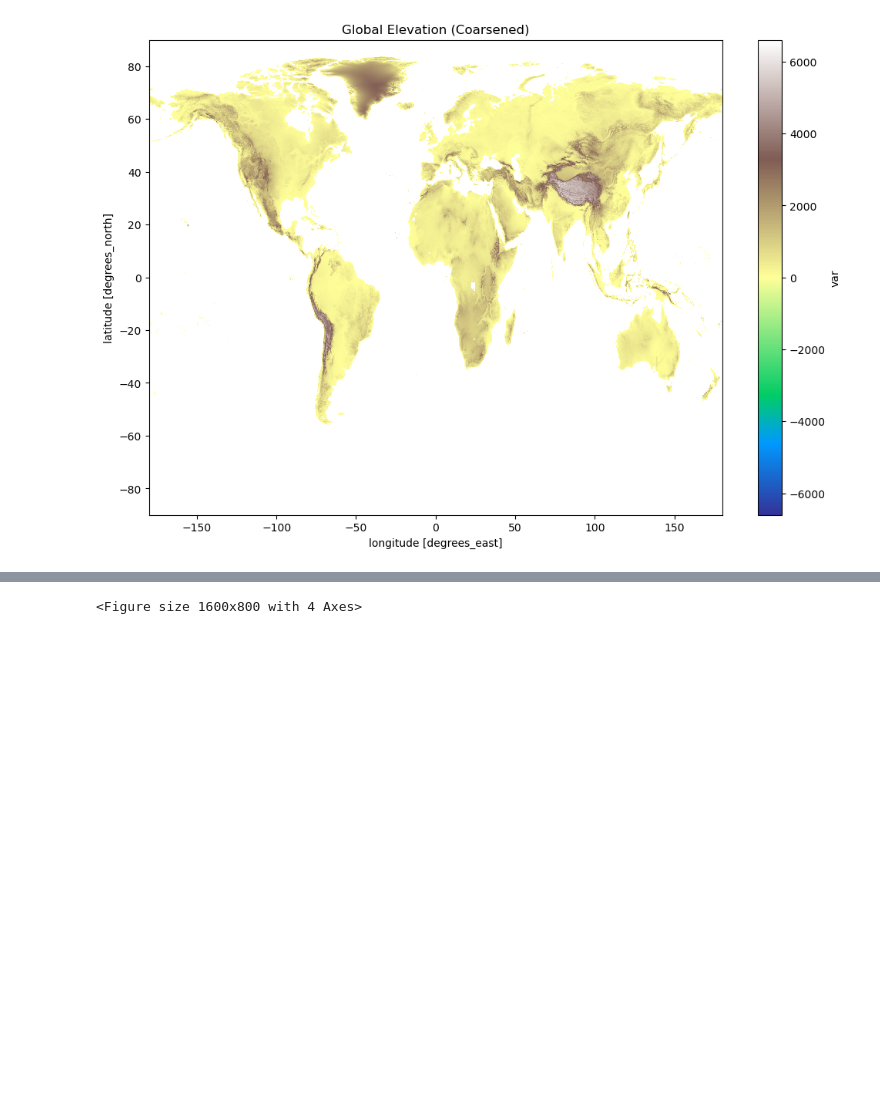
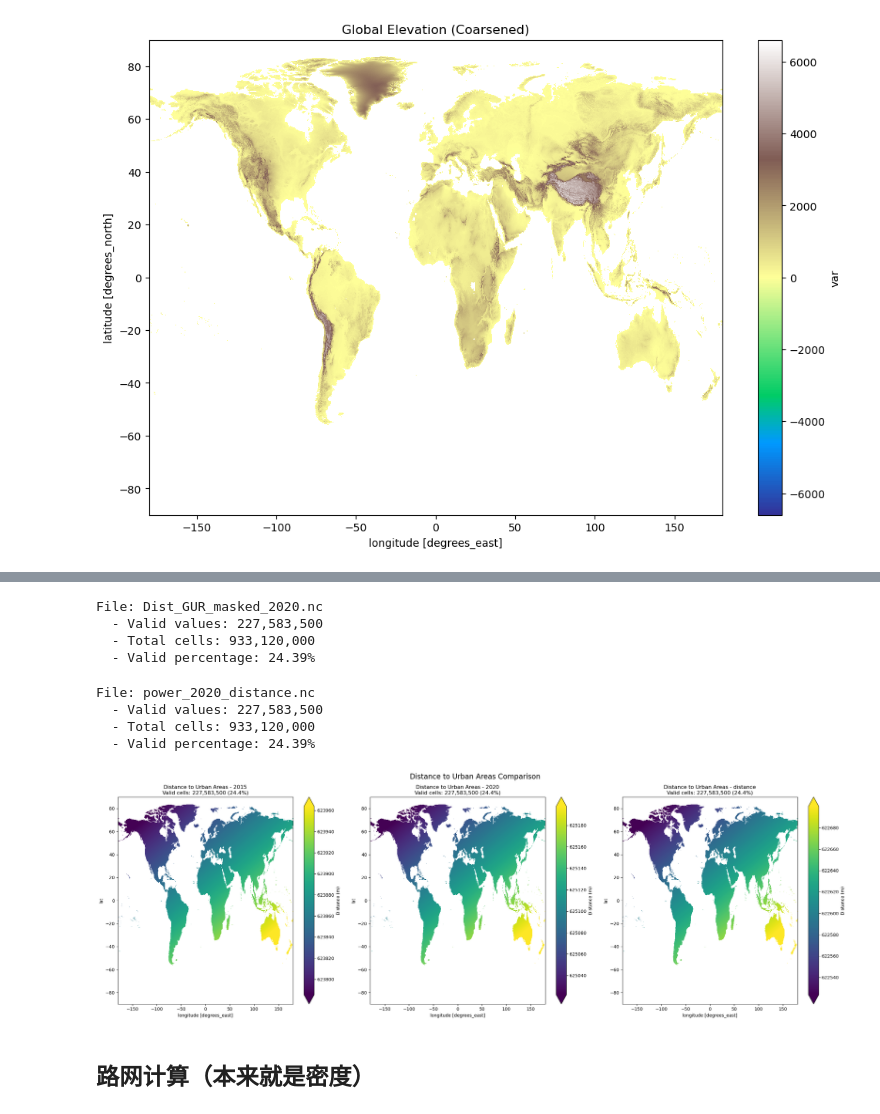
Before and after one commit to px39n/Landuse_Zhong, a Jupyter notebook: pre_process.ipynb, the cells around one changed output, grey strips where cells are left out. Drawn from its saved outputs; the diff is of its cells as text; code cells hidden in the pictures; blank space fills up the shorter version.

```diff
--- a/pre_process.ipynb
+++ b/pre_process.ipynb
@@ -1310,9 +1404,10 @@ if __name__ == "__main__":
 # %%
-# Plot the distance files from the aligned directory
+# Plot the distance files from the aligned directory and count valid values
 import matplotlib.pyplot as plt
 import xarray as xr
-import os
+import numpy as np
 from pathlib import Path
+import math
 
 # Define the path to the aligned files
 aligned_dir = Path("D:/xarray/aligned2/distance")
@@ -1320,43 +1415,82 @@ aligned_dir = Path("D:/xarray/aligned2/distance")
 # Files to plot
 files_to_plot = [
     "Dist_GUR_masked_2015.nc",
-    "Dist_GUR_masked_2020.nc"
+    "Dist_GUR_masked_2020.nc",
+    "power_2020_distance.nc"
+    # Add more files here as needed
 ]
 
+# Calculate the optimal grid layout based on number of files
+num_files = len(files_to_plot)
+if num_files <= 3:
+    nrows, ncols = 1, num_files
+else:
+    # Find the most square-like grid arrangement
+    ncols = math.ceil(math.sqrt(num_files))
+    nrows = math.ceil(num_files / ncols)
+
 # Create a figure with subplots
-fig, axes = plt.subplots(1, 2, figsize=(16, 8))
-fig.suptitle("Distance to Urban Areas Comparison (2015 vs 2020)", fontsize=16)
+fig, axes = plt.subplots(nrows, ncols, figsize=(8*ncols, 8*nrows))
+fig.suptitle("Distance to Urban Areas Comparison", fontsize=16)
 
-# Plot each file
+# Handle the case of a single subplot (axes is not an array in that case)
+if num_files == 1:
+    axes = np.array([axes])
+# Flatten axes array for easy iteration
+axes = np.array(axes).flatten()
+
+# Plot each file and count valid values
 for i, file_name in enumerate(files_to_plot):
     file_path = aligned_dir / file_name
 
     if file_path.exists():
-        # Open the dataset
-        ds = xr.open_dataset(file_path)
+        # Open the dataset with chunking to avoid memory issues
+        ds = xr.open_dataset(file_path, chunks={'lat': 1000, 'lon': 1000})
 
         # Get the variable name (assuming there's only one data variable)
         var_name = list(ds.data_vars)[0]
 
-        # Plot the data
-        ds[var_name].plot(
+        # Count valid values using dask to handle large arrays efficiently
+        # First compute a mask of non-NaN values
+        valid_mask = ~np.isnan(ds[var_name])
+
+        # Count valid values in chunks to avoid memory issues
+        valid_count = valid_mask.sum().compute()
+        total_count = valid_mask.size
+        valid_percentage = (valid_count / total_count) * 100
+
+        print(f"File: {file_name}")
+        print(f"  - Valid values: {valid_count:,}")
+        print(f"  - Total cells: {total_count:,}")
+        print(f"  - Valid percentage: {valid_percentage:.2f}%")
+
+        # Coarsen the data to reduce memory usage (aggregate by taking mean of 20x20 cells)
+        coarse_factor = 20
+        coarse_data = ds[var_name].coarsen(lat=coarse_factor, lon=coarse_factor, boundary='trim').mean()
+
+        # Plot the coarsened data
+        coarse_data.plot(
             ax=axes[i],
             cmap='viridis',
             robust=True,
             cbar_kwargs={'label': 'Distance (m)'}
         )
 
-        # Set title
+        # Set title with valid count information
         year = file_name.split('_')[-1].split('.')[0]
-        axes[i].set_title(f"Distance to Urban Areas - {year}")
+        axes[i].set_title(f"Distance to Urban Areas - {year}\nValid cells: {valid_count:,} ({valid_percentage:.1f}%)")
 
-        # Close the dataset
+        # Close the dataset to free memory
         ds.close()
     else:
         axes[i].text(0.5, 0.5, f"File not found:\n{file_name}",
                     ha='center', va='center', fontsize=12)
         axes[i].set_title("Missing Data")
 
+# Hide any unused subplots
+for j in range(i+1, len(axes)):
+    axes[j].axis('off')
+
 plt.tight_layout()
 plt.show()
 # %% [output]
@@ -1364 +1501,12 @@ MemoryError: Unable to allocate 27.8 GiB for an array with shape (933120000, 4)
-<Figure size 1600x800 with 4 Axes>
+File: Dist_GUR_masked_2020.nc
+  - Valid values: 227,583,500
+  - Total cells: 933,120,000
+  - Valid percentage: 24.39%
+File: power_2020_distance.nc
+  - Valid values: 227,583,500
+  - Total cells: 933,120,000
+  - Valid percentage: 24.39%
+[figure, added]
+# %% [markdown]
+
+## 路网计算（本来就是密度）
```
Also changed, not shown: parts of 10 cells of this notebook, 6 other files.
